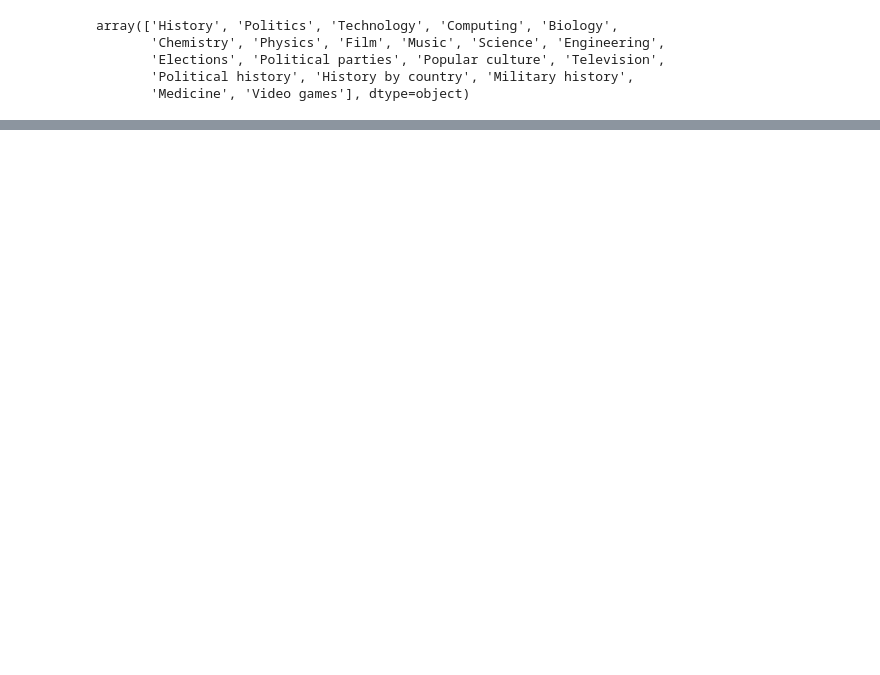
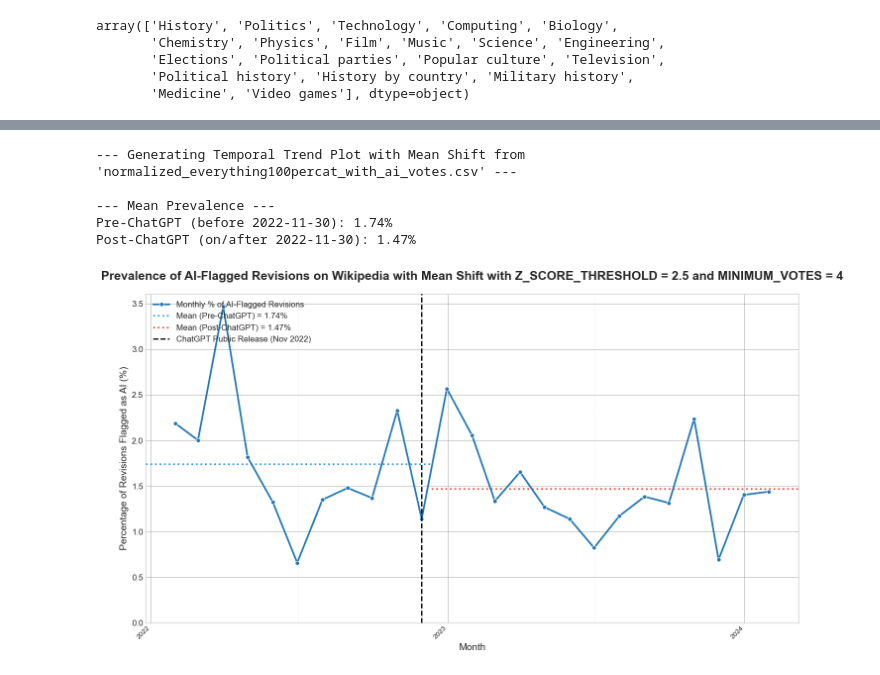
Before and after one commit to LeTartap/WikiMScThesis, a Jupyter notebook: python_code/voting_sys_with_normalizer.ipynb, the cells around one changed output, grey strips where cells are left out. Cells and saved outputs as stored; diff of their text form; code cells hidden in the pictures; blank space fills up the shorter version.

```diff
--- a/python_code/voting_sys_with_normalizer.ipynb
+++ b/python_code/voting_sys_with_normalizer.ipynb
@@ -487,0 +830,14 @@ array(['History', 'Politics', 'Technology', 'Computing', 'Biology',
+# %%
+# --- Main Execution Block ---
+# Define the path to your final results file
+# This file should be the output from your 'wiki_analysis_final.py' script
+input_file = "normalized_everything100percat_with_ai_votes.csv"
+
+plot_temporal_trend_with_means(input_file)
+# %% [output]
+--- Generating Temporal Trend Plot with Mean Shift from 'normalized_everything100percat_with_ai_votes.csv' ---
+
+--- Mean Prevalence ---
+Pre-ChatGPT (before 2022-11-30): 1.74%
+Post-ChatGPT (on/after 2022-11-30): 1.47%
+[figure, added]
```
Also changed, not shown: parts of 9 cells of this notebook, 2 other files.
